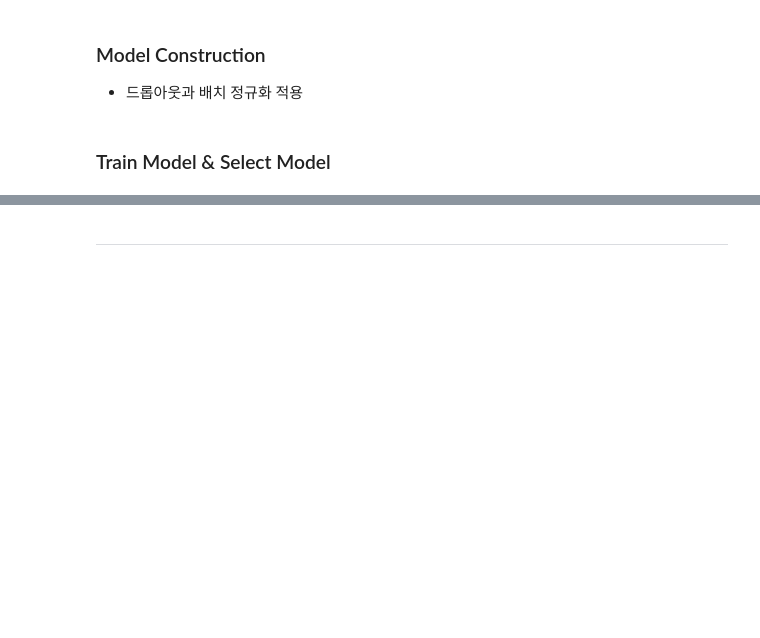
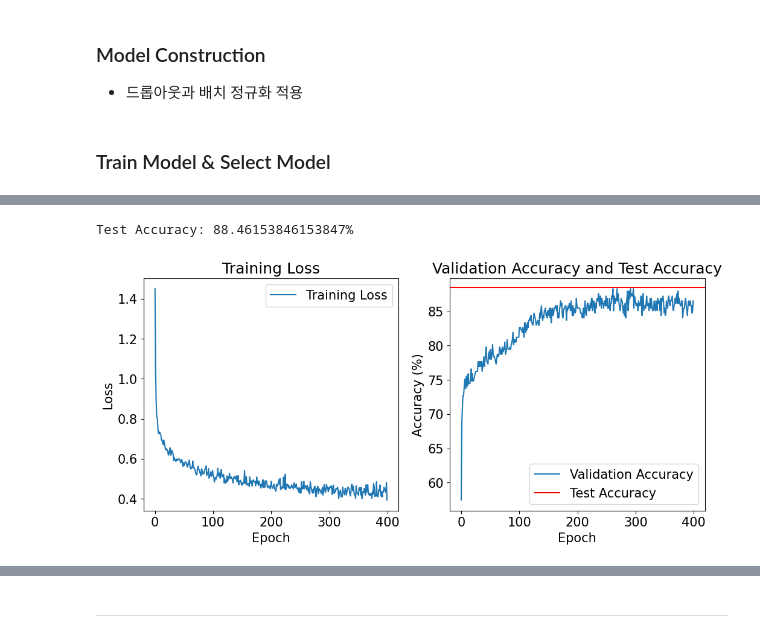
Before and after one commit to Park-Jongmun/DGU-MLDL, a Jupyter notebook: Final Project [박종문].ipynb, the cells around one changed output, grey strips where cells are left out. Cells and saved outputs as stored; diff of their text form; code cells hidden in the pictures; blank space fills up the shorter version.

```diff
--- a/Final Project [박종문].ipynb
+++ b/Final Project [박종문].ipynb
@@ -461,9 +490,5 @@ class DNN(nn.Module):
 # %%
-# 학습 설정
-batch_size = 64
-learning_rate = 0.001
-num_epochs = 500
-hidden_size = 64
+
 
 # 특성과 라벨 분리
 train_features = torch.tensor(df_train.iloc[:, :-1].values, dtype=torch.float32)
@@ -483,17 +508,17 @@ test_loader = DataLoader(test_tensor_dataset, batch_size=batch_size)
 
 # DNN 설정
 dnn_model = DNN(input_size=11, hidden_size=hidden_size, num_classes=6)
+mlp_model = MLP(input_size=11, hidden_size=hidden_size, num_classes=6)
 
 # 손실 함수와 옵티마이저 설정
 criterion = nn.CrossEntropyLoss()
 dnn_optimizer = torch.optim.Adam(dnn_model.parameters(), lr=learning_rate)
-
-
-# 손실과 정확도를 저장할 리스트 초기화
-train_losses = []
-val_accuracies = []
+mlp_optimizer = torch.optim.Adam(mlp_model.parameters(), lr=learning_rate)
 
 def fit(model, train_loader, val_loader, optimizer, num_epochs, criterion):
+    # 손실과 정확도를 저장할 리스트 초기화
+    train_losses = []
+    val_accuracies = []
     for epoch in range(num_epochs):
         model.train()
         epoch_loss = 0
@@ -527,6 +552,7 @@ def fit(model, train_loader, val_loader, optimizer, num_epochs, criterion):
         val_accuracy = 100 * correct / total
         val_accuracies.append(val_accuracy)
         print(f'Epoch [{epoch+1}/{num_epochs}], Loss: {epoch_loss:.4f}, Validation Accuracy: {val_accuracy}%')
+    return train_losses, val_accuracies
 def evaluate_model(model, test_loader):
     model.eval()
     correct = 0
@@ -540,5 +566,3 @@ def evaluate_model(model, test_loader):
     test_accuracy = 100 * correct / total
     print(f'Test Accuracy: {test_accuracy}%')
     return test_accuracy
-
-fit(dnn_model, train_loader, val_loader, dnn_optimizer, num_epochs, criterion)
@@ -562,0 +569,3 @@ Epoch [500/500], Loss: 0.3554, Validation Accuracy: 88.69257950530036%
+# %%
+# dnn
+train_losses_for_dnn, val_accuracies_for_dnn = fit(dnn_model, train_loader, val_loader, dnn_optimizer, num_epochs, criterion)
@@ -562,0 +590,24 @@ Epoch [500/500], Loss: 0.3554, Validation Accuracy: 88.69257950530036%
+# %%
+# 테스트 데이터셋 평가
+test_accuracy1 = evaluate_model(dnn_model, test_loader)
+
+# 학습 및 검증 및 테스트 시각화
+plt.figure(figsize=(12, 5))
+plt.subplot(1, 2, 1)
+plt.plot(train_losses_for_dnn, label='Training Loss')
+plt.title('Training Loss')
+plt.xlabel('Epoch')
+plt.ylabel('Loss')
+plt.legend()
+plt.subplot(1, 2, 2)
+plt.plot(val_accuracies_for_dnn, label='Validation Accuracy')
+plt.axhline(y=test_accuracy1, color='r', linestyle='-', label='Test Accuracy') # 테스트 정확도 추가
+plt.title('Validation Accuracy and Test Accuracy')
+plt.xlabel('Epoch')
+plt.ylabel('Accuracy (%)')
+plt.legend()
+
+plt.show()
+# %% [output]
+Test Accuracy: 88.46153846153847%
+[figure, added]
```
Also changed, not shown: parts of 14 cells of this notebook.
